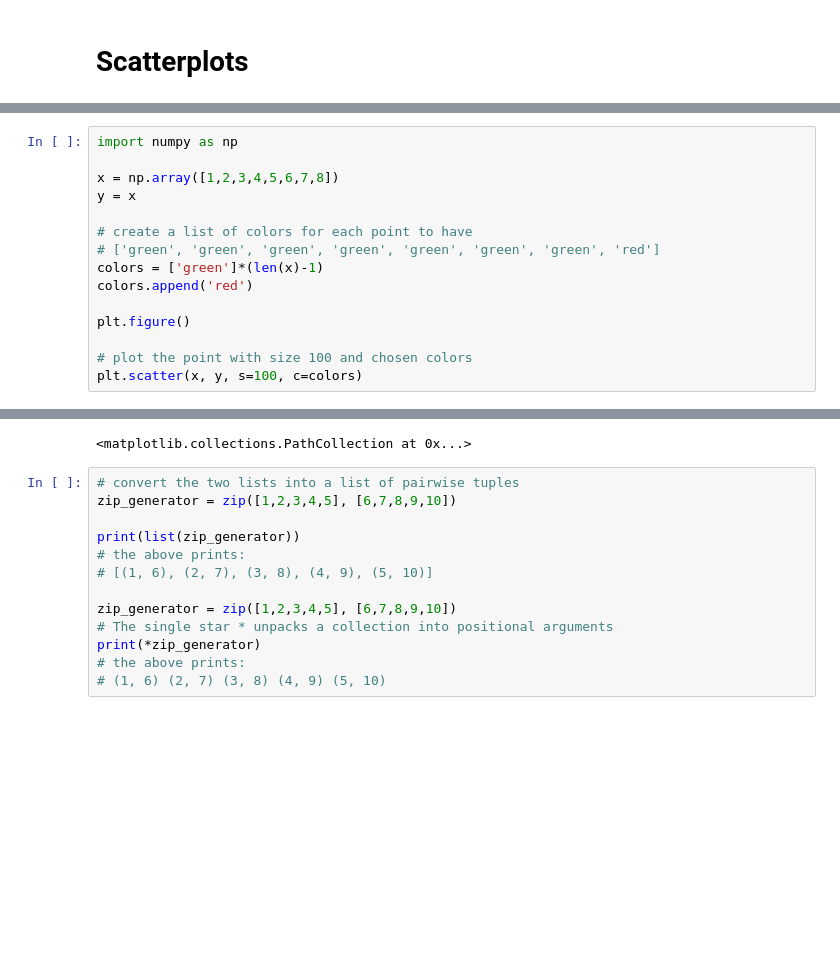
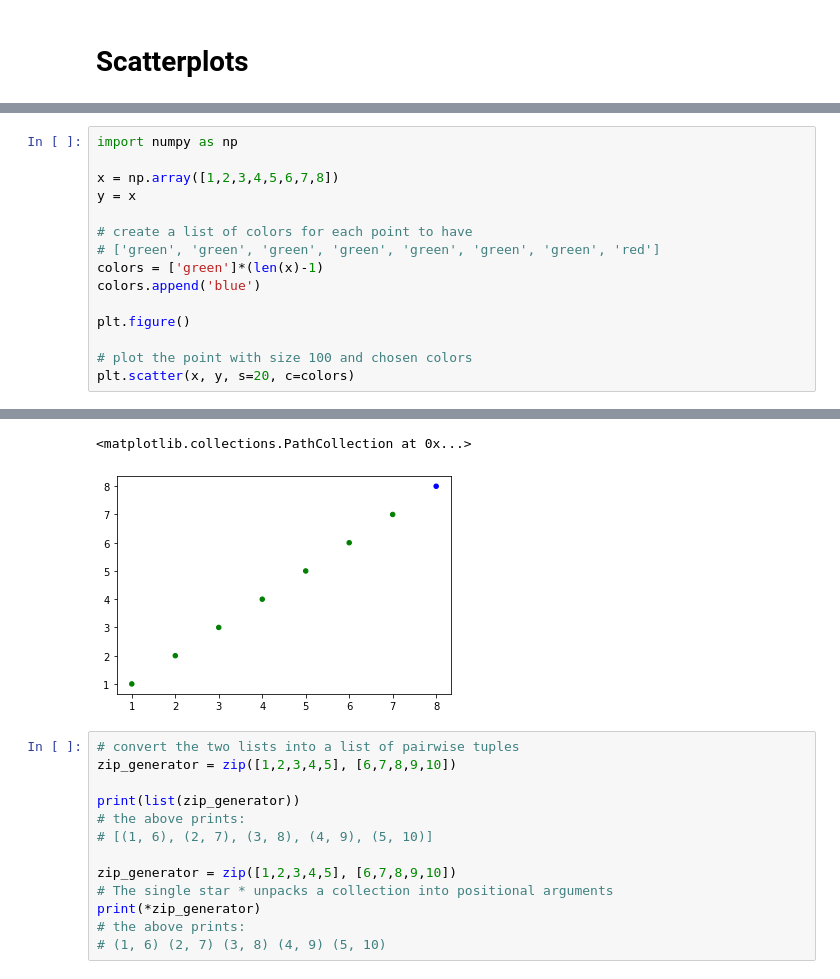
Before and after one commit to aicharya/DSA_Python, a Jupyter notebook: Basic plotting with matplotlib.ipynb, the cells around one changed output, grey strips where cells are left out. Saved outputs shown, nothing was run; the diff lists cells and outputs as text; blank space fills up the shorter version.

```diff
--- a/Basic plotting with matplotlib.ipynb
+++ b/Basic plotting with matplotlib.ipynb
@@ -149,10 +146,10 @@ y = x
 # create a list of colors for each point to have
 # ['green', 'green', 'green', 'green', 'green', 'green', 'green', 'red']
 colors = ['green']*(len(x)-1)
-colors.append('red')
+colors.append('blue')
 
 plt.figure()
 
 # plot the point with size 100 and chosen colors
-plt.scatter(x, y, s=100, c=colors)
+plt.scatter(x, y, s=20, c=colors)
 # %% [output]
@@ -161,4 +156,5 @@ plt.scatter(x, y, s=100, c=colors)
 <matplotlib.collections.PathCollection at 0x...>
+[figure, added]
 # %%
 # convert the two lists into a list of pairwise tuples
 zip_generator = zip([1,2,3,4,5], [6,7,8,9,10])
```
Also changed, not shown: parts of 11 cells of this notebook.
